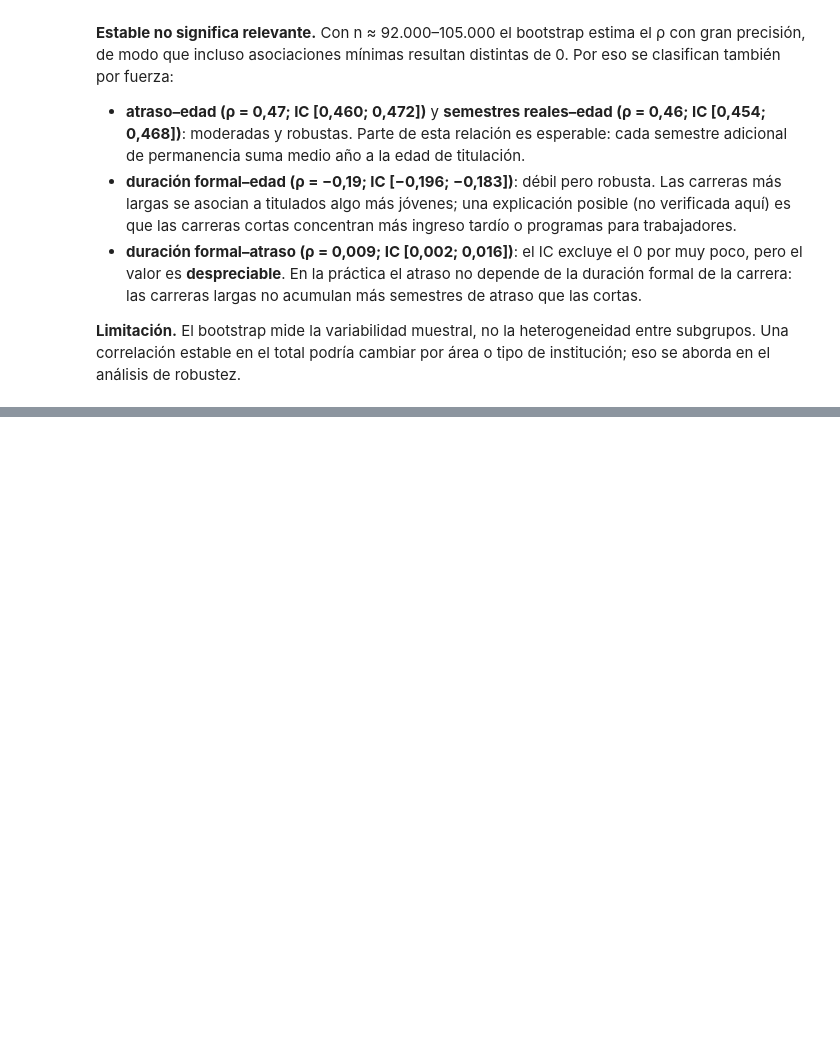
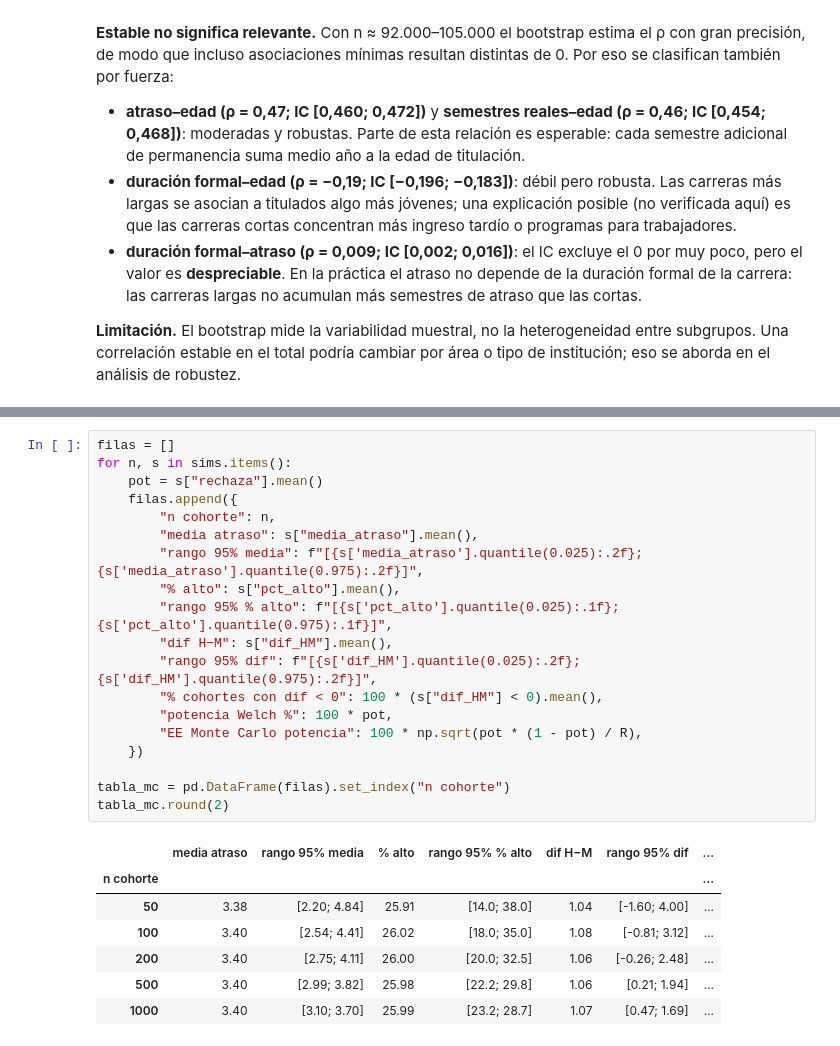
Before and after one commit to Feroroman/sumativa1-f2-mcdi501, a Jupyter notebook: S2/notebooks/Sumativa2_F3_Titulados.ipynb, the cells around one changed output, grey strips where cells are left out. Drawn from its saved outputs; the diff is of its cells as text; blank space fills up the shorter version.

```diff
--- a/S2/notebooks/Sumativa2_F3_Titulados.ipynb
+++ b/S2/notebooks/Sumativa2_F3_Titulados.ipynb
@@ -426,0 +504,27 @@ plt.show()
+# %%
+filas = []
+for n, s in sims.items():
+    pot = s["rechaza"].mean()
+    filas.append({
+        "n cohorte": n,
+        "media atraso": s["media_atraso"].mean(),
+        "rango 95% media": f"[{s['media_atraso'].quantile(0.025):.2f}; {s['media_atraso'].quantile(0.975):.2f}]",
+        "% alto": s["pct_alto"].mean(),
+        "rango 95% % alto": f"[{s['pct_alto'].quantile(0.025):.1f}; {s['pct_alto'].quantile(0.975):.1f}]",
+        "dif H−M": s["dif_HM"].mean(),
+        "rango 95% dif": f"[{s['dif_HM'].quantile(0.025):.2f}; {s['dif_HM'].quantile(0.975):.2f}]",
+        "% cohortes con dif < 0": 100 * (s["dif_HM"] < 0).mean(),
+        "potencia Welch %": 100 * pot,
+        "EE Monte Carlo potencia": 100 * np.sqrt(pot * (1 - pot) / R),
+    })
+
+tabla_mc = pd.DataFrame(filas).set_index("n cohorte")
+tabla_mc.round(2)
+# %% [output]
+|  | media atraso | rango 95% media | % alto | rango 95% % alto | dif H−M | rango 95% dif | ... |
+| n cohorte |  |  |  |  |  |  | ... |
+| 50 | 3.38 | [2.20; 4.84] | 25.91 | [14.0; 38.0] | 1.04 | [-1.60; 4.00] | ... |
+| 100 | 3.40 | [2.54; 4.41] | 26.02 | [18.0; 35.0] | 1.08 | [-0.81; 3.12] | ... |
+| 200 | 3.40 | [2.75; 4.11] | 26.00 | [20.0; 32.5] | 1.06 | [-0.26; 2.48] | ... |
+| 500 | 3.40 | [2.99; 3.82] | 25.98 | [22.2; 29.8] | 1.06 | [0.21; 1.94] | ... |
+| 1000 | 3.40 | [3.10; 3.70] | 25.99 | [23.2; 28.7] | 1.07 | [0.47; 1.69] | ... |
```
Also changed, not shown: parts of 6 cells of this notebook, 2 other files.
